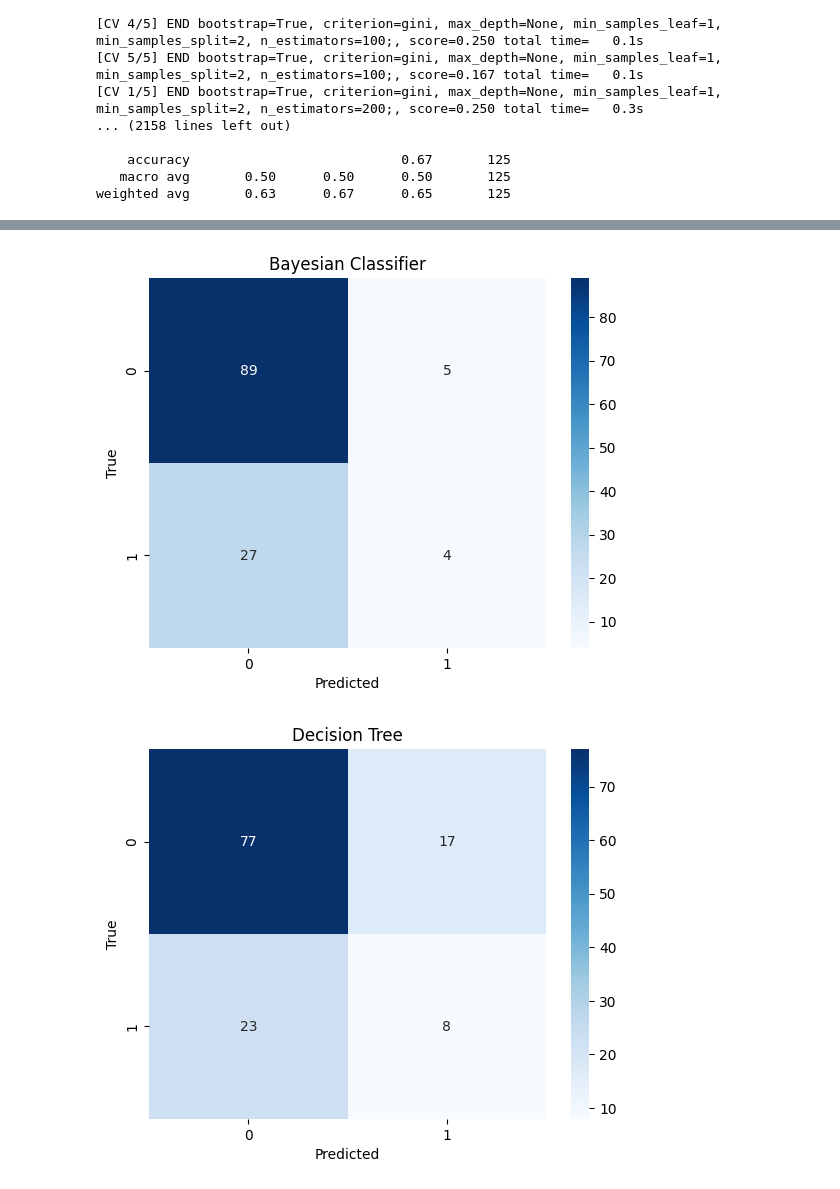
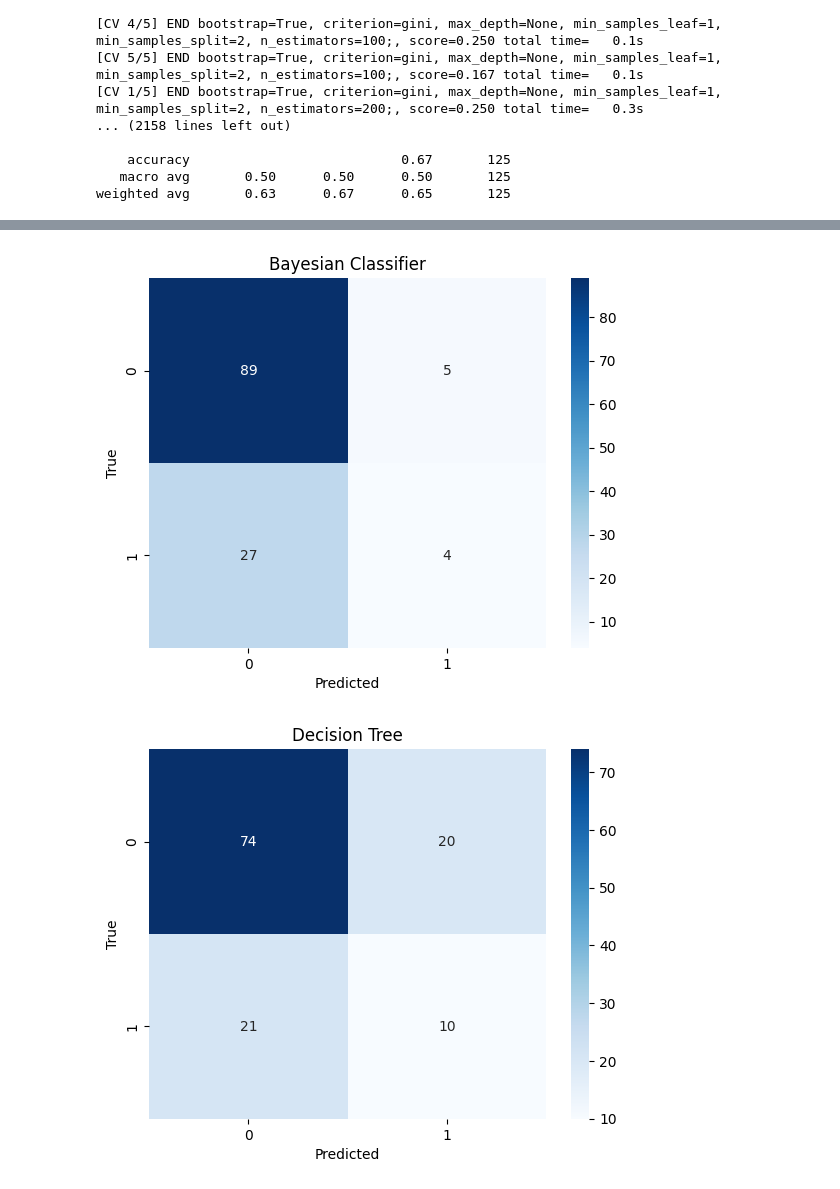
Before and after one commit to Parlows/OSA_study_case, a Jupyter notebook: 04-Classification.ipynb, the cells around one changed output, grey strips where cells are left out. Saved outputs shown, nothing was run; the diff lists cells and outputs as text; code cells hidden in the pictures.

Commit message:
performed separated training before testing

```diff
--- a/04-Classification.ipynb
+++ b/04-Classification.ipynb
@@ -313,3 +319,19 @@ weighted avg       0.63      0.67      0.65       125
+# %%
+tuned_dt = DecisionTreeClassifier(criterion='entropy', max_depth=None, min_samples_leaf=1, min_samples_split=2)
+
+final_dt = tuned_dt.fit(X_train, y_train)
+# %%
+tuned_svc = SVC(C=10, degree=1, gamma='auto', kernel='rbf')
+
+final_svc = tuned_svc.fit(X_train, y_train)
+# %%
+tuned_knn = KNeighborsClassifier(n_neighbors=3, p=1, weights='distance')
+
+final_knn = tuned_knn.fit(X_train, y_train)
+# %%
+tuned_rf = RandomForestClassifier(bootstrap=False, criterion='gini', max_depth=None, min_samples_leaf=1, min_samples_split=2, n_estimators=200)
+
+final_rf = tuned_rf.fit(X_train, y_train)
 # %%
 def confusion_matrix_plot(model, title):
     # Make predictions on the test set
@@ -324,16 +346,16 @@ def confusion_matrix_plot(model, title):
     plt.title(title)
     plt.show()
 # %%
-confusion_matrix_plot(log_reg_best, "Logistic Regression")
-confusion_matrix_plot(naive_bayes_classifier, "Bayesian Classifier")
-confusion_matrix_plot(dt_classifier_best, "Decision Tree")
-confusion_matrix_plot(svc_best, "SVC")
-confusion_matrix_plot(knn_best, "KNN")
-confusion_matrix_plot(rf_best,"Random Forest")
+confusion_matrix_plot(final_log, "Logistic Regression")
+confusion_matrix_plot(final_bay, "Bayesian Classifier")
+confusion_matrix_plot(final_dt, "Decision Tree")
+confusion_matrix_plot(final_svc, "SVC")
+confusion_matrix_plot(final_knn, "KNN")
+confusion_matrix_plot(final_rf,"Random Forest")
 # %% [output]
 [figure]
 [figure]
-[figure, old version]
+[figure, new version]
 [figure]
 [figure]
 [figure]
```
Also changed, not shown: parts of 2 cells of this notebook, 1 other file.
